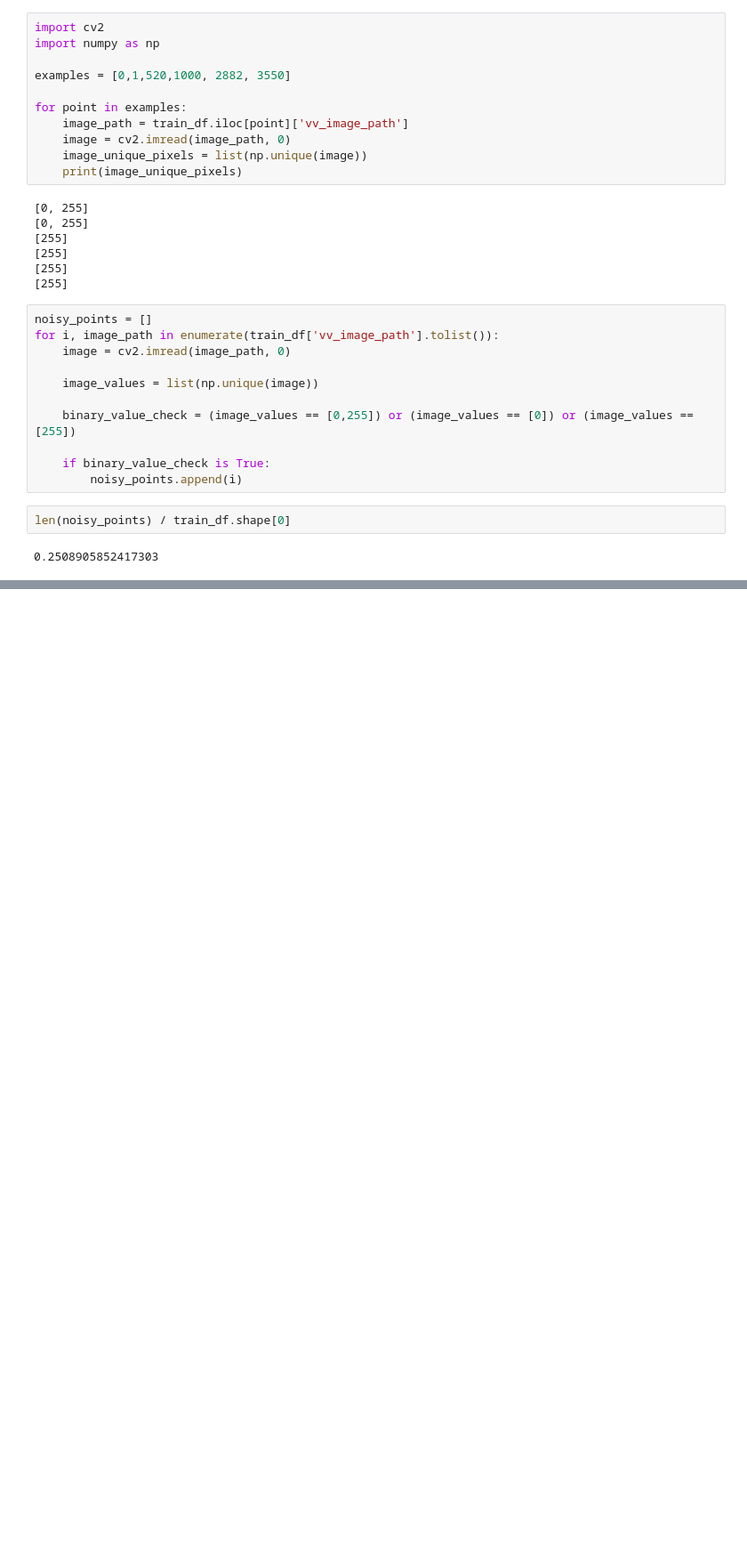
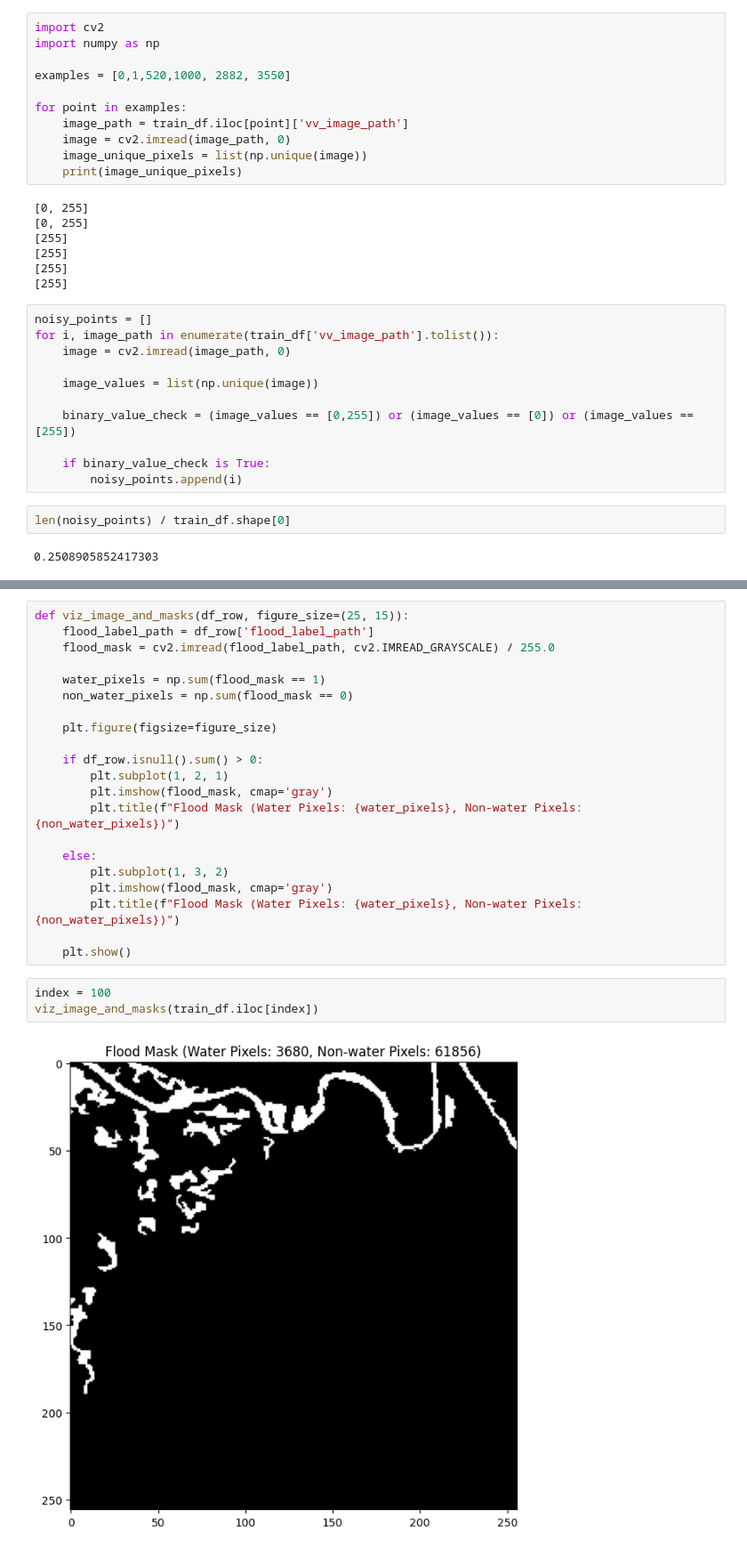
Before and after one commit to AkerkeKesha/stacked-unets, a Jupyter notebook: notebooks/etci_dataset_EDA.ipynb, the cells around one changed output, grey strips where cells are left out. Shown at 89% size. Saved outputs shown, nothing was run; the diff lists cells and outputs as text; blank space fills up the shorter version.

```diff
--- a/notebooks/etci_dataset_EDA.ipynb
+++ b/notebooks/etci_dataset_EDA.ipynb
@@ -141,0 +162,26 @@ print(filtered_test_df.shape)
+# %%
+def viz_image_and_masks(df_row, figure_size=(25, 15)):
+    flood_label_path = df_row['flood_label_path']
+    flood_mask = cv2.imread(flood_label_path, cv2.IMREAD_GRAYSCALE) / 255.0
+
+    water_pixels = np.sum(flood_mask == 1)
+    non_water_pixels = np.sum(flood_mask == 0)
+
+    plt.figure(figsize=figure_size)
+
+    if df_row.isnull().sum() > 0:
+        plt.subplot(1, 2, 1)
+        plt.imshow(flood_mask, cmap='gray')
+        plt.title(f"Flood Mask (Water Pixels: {water_pixels}, Non-water Pixels: {non_water_pixels})")
+
+    else:
+        plt.subplot(1, 3, 2)
+        plt.imshow(flood_mask, cmap='gray')
+        plt.title(f"Flood Mask (Water Pixels: {water_pixels}, Non-water Pixels: {non_water_pixels})")
+
+    plt.show()
+# %%
+index = 100
+viz_image_and_masks(train_df.iloc[index])
+# %% [output]
+[figure, added]
```
Also changed, not shown: parts of 27 cells of this notebook, 5 other files.
